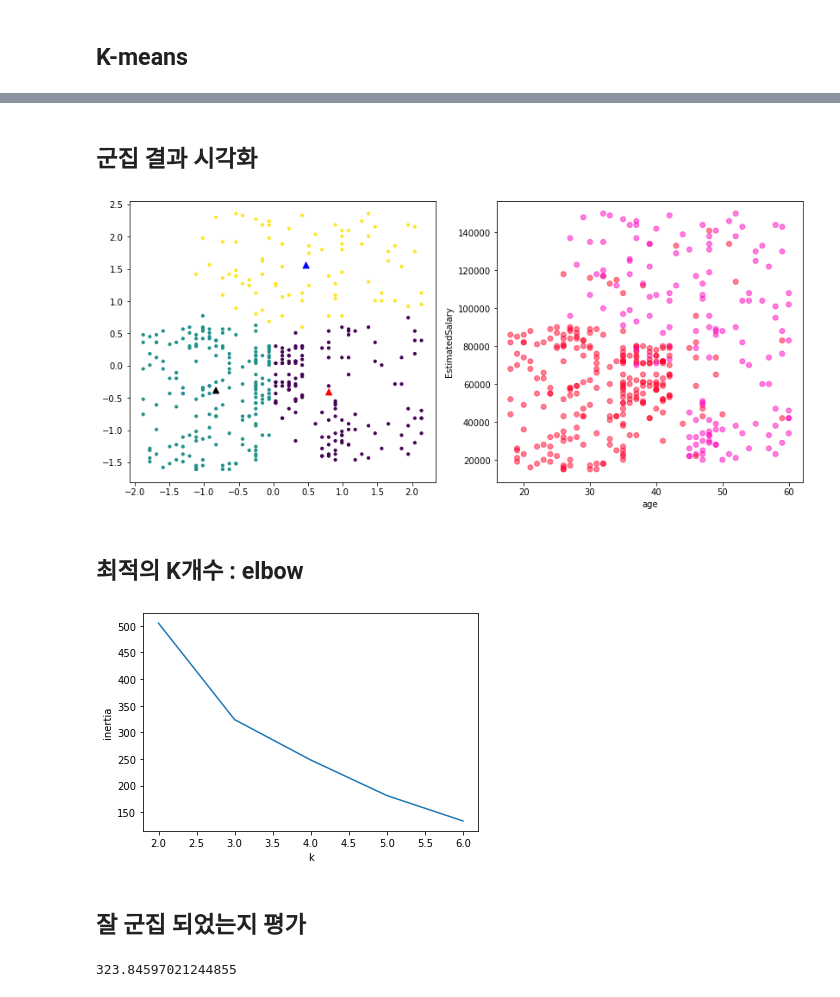
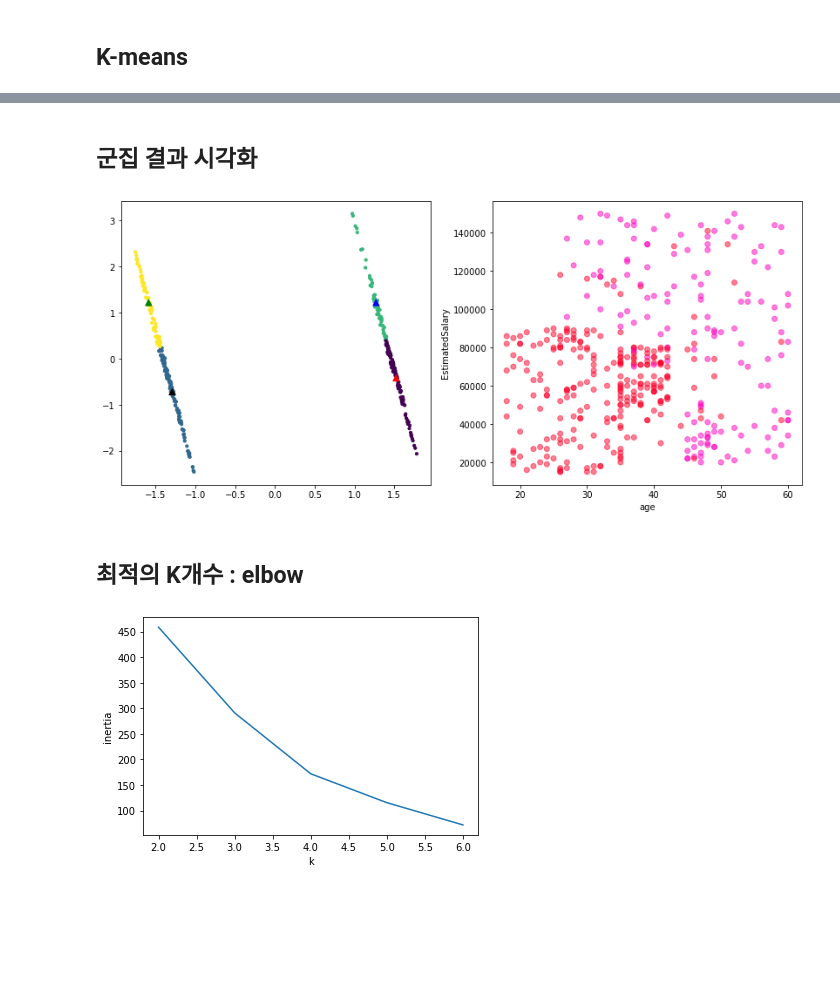
Before and after one commit to Areum120/DataAnalysis_Practice, a Jupyter notebook: SUV Cars Purchase K-means Clustering.ipynb, the cells around one changed output, grey strips where cells are left out. Saved outputs shown, nothing was run; the diff lists cells and outputs as text; code cells hidden in the pictures; blank space fills up the shorter version.

```diff
--- a/SUV Cars Purchase K-means Clustering.ipynb
+++ b/SUV Cars Purchase K-means Clustering.ipynb
@@ -65,9 +77,8 @@ plt.show()
 # %%
 # k_means는 거리기반으로 단위 영향 줄이기 위한 scaling 진행
-
 from sklearn.preprocessing import StandardScaler
 standard_scaler = StandardScaler()
-scaled_df = pd.DataFrame(standard_scaler.fit_transform(x), columns=x.columns) # scaled된 데이터
+scaled_df = pd.DataFrame(standard_scaler.fit_transform(df3), columns=df3.columns) # scaled된 데이터
 # %%
 scaled_df
 # %% [output]
@@ -87,4 +98,4 @@ scaled_df
 # %%
-# numpy로 바꿈
-x2 = scaled_df.to_numpy()
+# np.array로 바꿈
+scaled_df = scaled_df.to_numpy()
 # %%
@@ -95,0 +107,8 @@ x2.shape
+# %%
+# 2개의 차원으로 변경
+pca = PCA(n_components=2)
+#fit( )과 transform( ) 을 호출하여 PCA 변환 데이터 반환
+pca.fit(scaled_df)
+df3_pca = pca.transform(scaled_df)
+# 변수 축소되었는지 확인
+print(df3_pca.shape)
@@ -96,6 +154,6 @@ x2.shape
 # %% [markdown]
 ## K-means
 # %%
-km = KMeans(n_clusters=3, random_state=42)
-km.fit(x2)
+km = KMeans(n_clusters=4, random_state=42)
+km.fit(df3_pca)
 # %% [output]
@@ -154,44 +212,36 @@ np.unique(km.labels_, return_counts=True)
-# %% [markdown]
-## 군집 결과 시각화
+# %% [markdown]
+## 군집 결과 시각화
 # %%
-plt.figure(figsize=(1,6))
+plt.figure(figsize=(14,6))
 
 # k-means modeling
 plt.subplot(1,2,1)
-plt.scatter(x2[:,0], x2[:,1],
+plt.scatter(df3_pca[:,0], df3_pca[:,1],
            c = km.labels_, marker='o', s=10)
 plt.scatter(km.cluster_centers_[:,0],
            km.cluster_centers_[:,1],
-            c=['r','k','b'], marker='^', s=50)
+            c=['r','k','b','g'], marker='^', s=50)
 
 # 나이, 연봉으로 구매(0,1)산점도 그래프
 plt.subplot(1,2,2)
 plt.scatter(x['Age'], x['EstimatedSalary'], c=y, cmap='gist_rainbow', alpha=0.5)
 plt.xlabel('age')
 plt.ylabel('EstimatedSalary')
 plt.show()
 # %% [output]
-[figure, old version]
+[figure, new version]
 # %% [markdown]
 ## 최적의 K개수 : elbow
 # %%
 inertia=[]
 for k in range(2, 7):
     km = KMeans(n_clusters=k, random_state=42)
-    km.fit(x)
+    km.fit(df3_pca)
     inertia.append(km.inertia_)
 plt.plot(range(2, 7), inertia)
 plt.xlabel('k')
 plt.ylabel('inertia')
 plt.show()
-# 여기는 엘보우 k개가 3이 나옴..
+# 여기는 엘보우 k개가 3,4가 나옴..
 # %% [output]
-[figure, old version]
+[figure, new version]
-# %% [markdown]
-## 잘 군집 되었는지 평가
-# %%
-# 잘 군집되었는지 평가
-# 작을수록 좋음
-km.inertia_
-# %% [output]
-323.84597021244855
```
Also changed, not shown: parts of 23 cells of this notebook.
